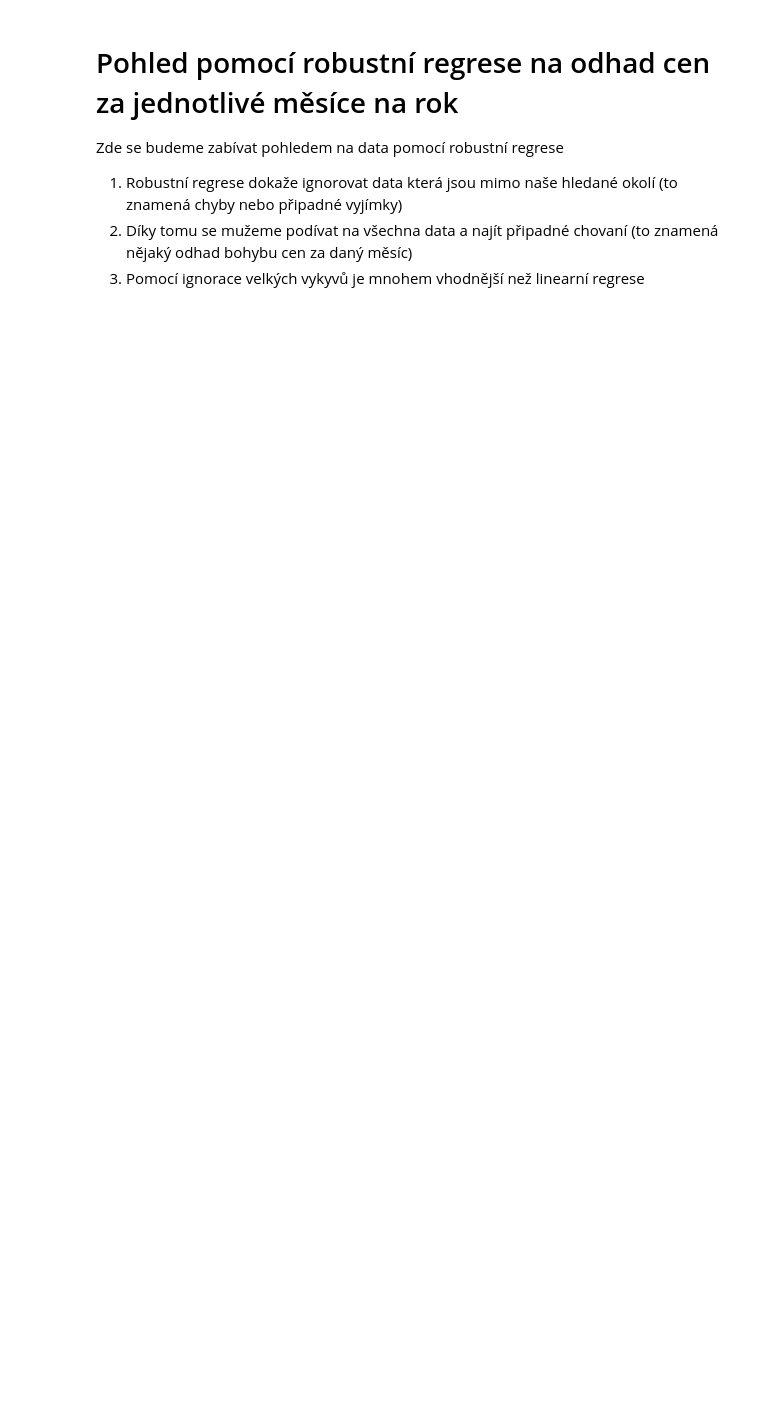
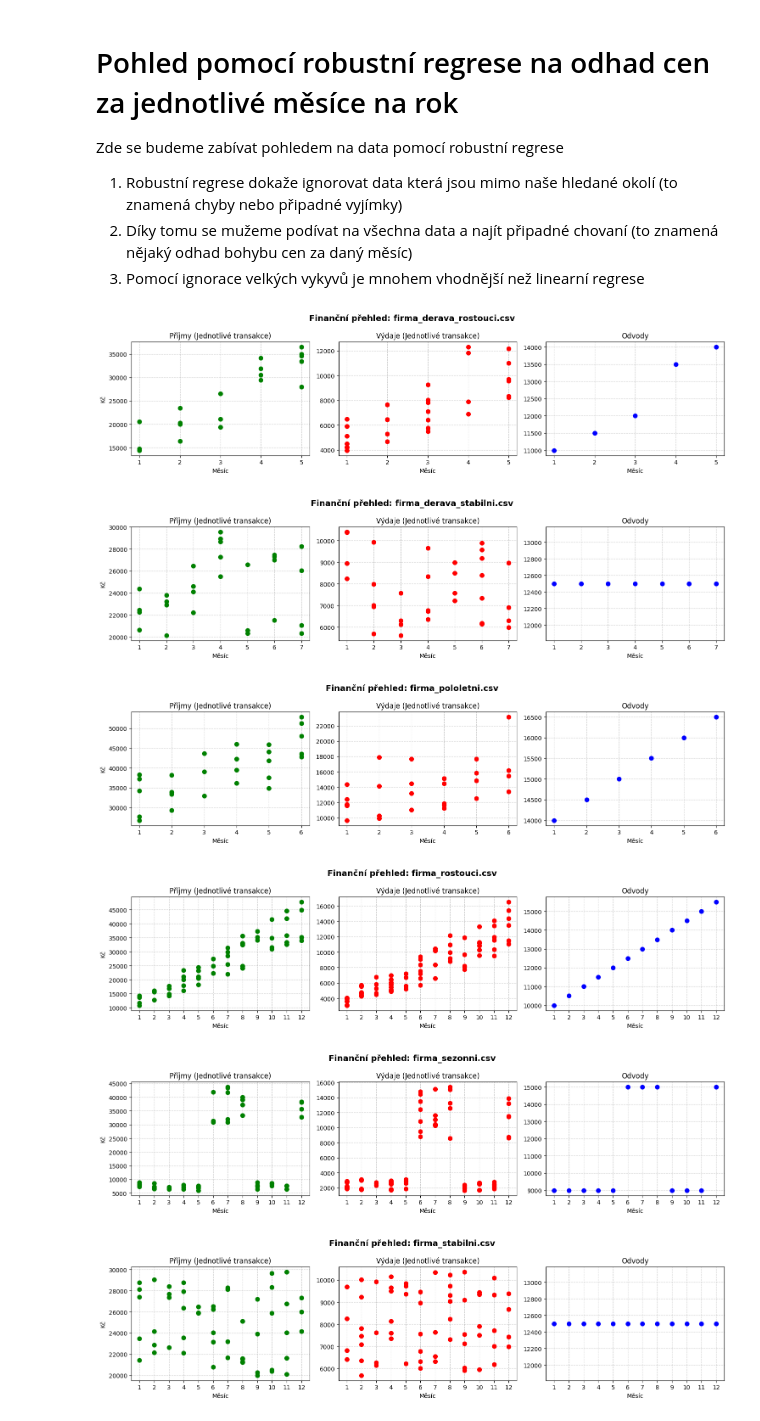
Before and after one commit to marek1319/VVP-Pojekt, a Jupyter notebook: examples.ipynb, the cells around one changed output. Saved outputs shown, nothing was run; the diff lists cells and outputs as text; code cells hidden in the pictures; blank space fills up the shorter version.

```diff
--- a/examples.ipynb
+++ b/examples.ipynb
@@ -109,57 +166,67 @@ Zde se budeme zabívat pohledem na data pomocí robustní regrese
 3. Pomocí ignorace velkých vykyvů je mnohem vhodnější než linearní regrese
 # %%
 for data_firmy in vsechna_data:
-    nazev = data_firmy["nazev"]
+    nazev: str = data_firmy["nazev"]
 
-    x_prijmy, y_prijmy = [], []
+    x_prijmy: list[int] = []
+    y_prijmy: list[float] = []
     for index_mesice, transakce_v_mesici in enumerate(data_firmy["prijmy"].values(), start=1):
         for castka in transakce_v_mesici:
             x_prijmy.append(index_mesice)
             y_prijmy.append(castka)
 
-    x_vydaje, y_vydaje = [], []
+    x_vydaje: list[int] = []
+    y_vydaje: list[float] = []
     for index_mesice, transakce_v_mesici in enumerate(data_firmy["vydaje"].values(), start=1):
         for castka in transakce_v_mesici:
             x_vydaje.append(index_mesice)
             y_vydaje.append(castka)
 
-    x_odvody, y_odvody = [], []
+    x_odvody: list[int] = []
+    y_odvody: list[float] = []
     for index_mesice, transakce_v_mesici in enumerate(data_firmy["odvody"].values(), start=1):
         for castka in transakce_v_mesici:
             x_odvody.append(index_mesice)
             y_odvody.append(castka)
 
     # Zjistíme, do jakého měsíce máme data, aby osa X měla správná čísla
-    pocet_mesicu = len(data_firmy["prijmy"])
-    osa_x_ticks = np.arange(1, pocet_mesicu + 1)
+    pocet_mesicu: int = len(data_firmy["prijmy"])
+    osa_x_ticks: np.ndarray = np.arange(1, pocet_mesicu + 1)
 
     # --- VYKRESLENÍ TŘÍ SAMOSTATNÝCH GRAFŮ ---
     fig, (ax1, ax2, ax3) = plt.subplots(1, 3, figsize=(15, 4))
 
     # Nyní do ax.scatter vkládáme naše vytvořené listy rozpadlých teček (x a y)
 
     # 1. GRAF: Příjmy (Zelené tečky = jednotlivé transakce)
     ax1.scatter(x_prijmy, y_prijmy, color='green', s=50, zorder=3)
     ax1.set_title('Příjmy (Jednotlivé transakce)')
     ax1.set_xlabel('Měsíc')
     ax1.set_ylabel('Kč')
     ax1.set_xticks(osa_x_ticks)
     ax1.grid(True, linestyle='--', alpha=0.6, zorder=0)
 
     # 2. GRAF: Výdaje (Červené tečky = jednotlivé transakce)
     ax2.scatter(x_vydaje, y_vydaje, color='red', s=50, zorder=3)
     ax2.set_title('Výdaje (Jednotlivé transakce)')
     ax2.set_xlabel('Měsíc')
     ax2.set_xticks(osa_x_ticks)
     ax2.grid(True, linestyle='--', alpha=0.6, zorder=0)
 
     # 3. GRAF: Odvody (Modré tečky)
     ax3.scatter(x_odvody, y_odvody, color='blue', s=50, zorder=3)
     ax3.set_title('Odvody')
     ax3.set_xlabel('Měsíc')
     ax3.set_xticks(osa_x_ticks)
     ax3.grid(True, linestyle='--', alpha=0.6, zorder=0)
 
     fig.suptitle(f'Finanční přehled: {nazev}', fontsize=14, fontweight='bold')
     plt.tight_layout()
     plt.show()
+# %% [output]
+[figure, added]
+[figure, added]
+[figure, added]
+[figure, added]
+[figure, added]
+[figure, added]
```
Also changed, not shown: parts of 9 cells of this notebook, 6 other files.
